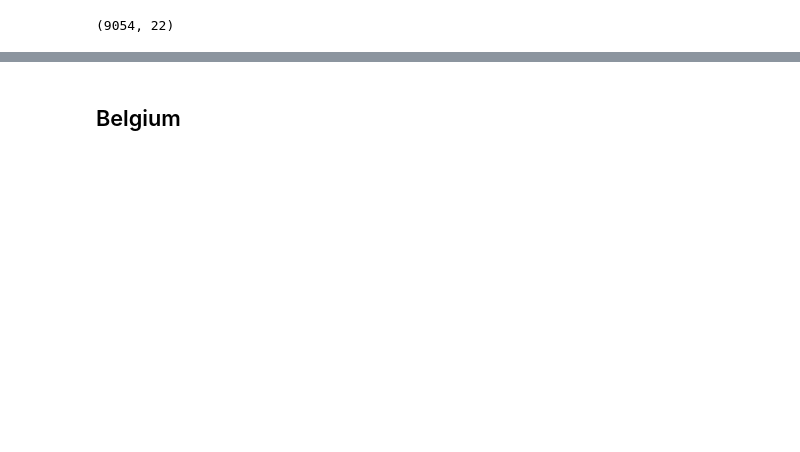
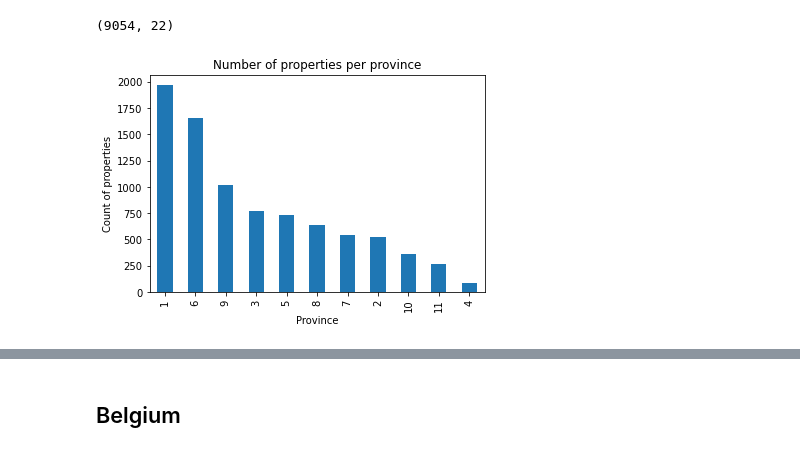
Before and after one commit to jcoumont/challenge-data-analysis, a Jupyter notebook: correlation_gui.ipynb, the cells around one changed output, grey strips where cells are left out. Saved outputs shown, nothing was run; the diff lists cells and outputs as text; code cells hidden in the pictures; blank space fills up the shorter version.

```diff
--- a/correlation_gui.ipynb
+++ b/correlation_gui.ipynb
@@ -25,6 +25,15 @@ data.head(10)
 data.shape
 # %% [output]
 (9054, 22)
+# %%
+rep_province = data["province"].value_counts()
+rep_province.plot(kind='bar')
+plt.title("Number of properties per province")
+plt.xlabel("Province")
+plt.ylabel("Count of properties")
+plt.show()
+# %% [output]
+[figure, added]
 # %%
 Wallonia = data.loc[data['region'] == 2]
 Flandern = data.loc[data['region'] == 1]
```
Also changed, not shown: parts of 30 cells of this notebook.
